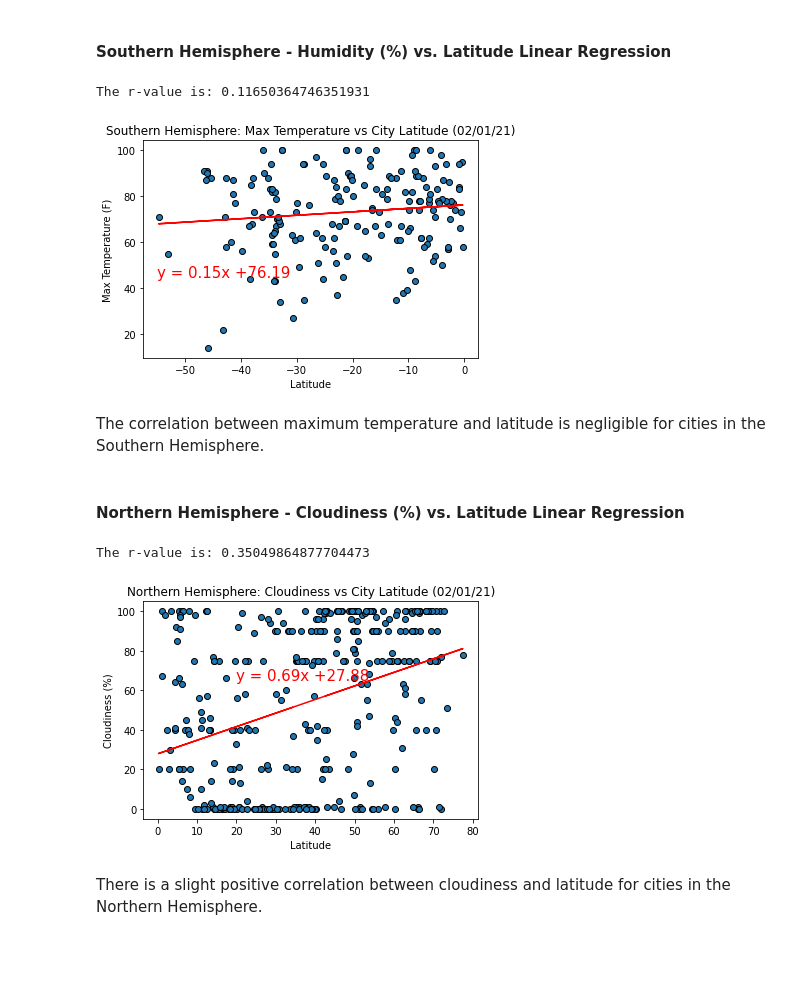
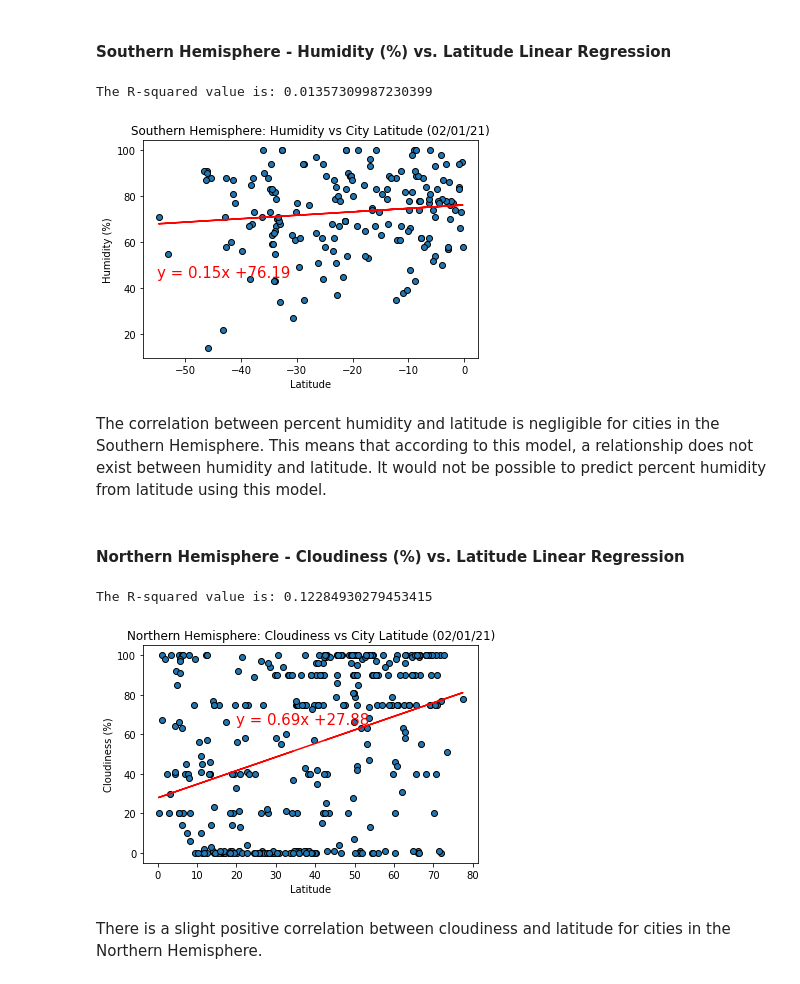
Before and after one commit to cayelsie/API-weather-analysis-and-vacation-planning, a Jupyter notebook: WeatherPy/WeatherPy_main.ipynb, the cells around one changed output. Saved outputs shown, nothing was run; the diff lists cells and outputs as text; code cells hidden in the pictures; blank space fills up the shorter version.

Commit message:
Everything complete, just clean up on the last 4

```diff
--- a/WeatherPy/WeatherPy_main.ipynb
+++ b/WeatherPy/WeatherPy_main.ipynb
@@ -419,48 +432,45 @@ There is a slight positive correlation between humidity and latitude for cities
 # %% [markdown]
 ####  Southern Hemisphere - Humidity (%) vs. Latitude Linear Regression
 # %%
-#Perform linear regression on temp vs latitude
+#Perform linear regression on humidity vs latitude
 (slope, intercept, rvalue, pvalue, stderr) = stats.linregress(southern_lat_df["Latitude"], southern_lat_df["Humidity"])
 
 # Get regression values
 regress_values_4 = southern_lat_df["Latitude"] * slope + intercept
 
 # Create line equation string
 line_eq_4 = "y = " + str(round(slope,2)) + "x +" + str(round(intercept,2))
 
 
-#Convert the date
+#Convert the date pulled from the API into a readable format
 date_time = time.gmtime(southern_lat_df['Date'][1])
 date_convert = time.strftime("%x", date_time)
 
-# Build a scatter plot for each data type
+# Build a scatter plot for temp vs latitude and set marker & color, also plot the linear regression
 plt.scatter(southern_lat_df["Latitude"], southern_lat_df["Humidity"], marker="o", edgecolor = "black")
 plt.plot(southern_lat_df["Latitude"],regress_values_4,"r-")
 
-# Incorporate the other graph properties
-plt.title(f'Southern Hemisphere: Max Temperature vs City Latitude ({date_convert})')
-plt.ylabel("Max Temperature (F)")
+# Add a title with the proper date, x and y axis titles
+plt.title(f'Southern Hemisphere: Humidity vs City Latitude ({date_convert})')
+plt.ylabel("Humidity (%)")
 plt.xlabel("Latitude")
-
-
 
 #Annotate the line equation
 plt.annotate(line_eq_4,(-55, 45),fontsize=15,color="red")
 
-# Print r value - should this be r2 or just r???
-# print(f"The r-value is: {rvalue**2}")
-print(f"The r-value is: {rvalue}")
+#Display the R-squared
+print(f"The R-squared value is: {rvalue**2}")
 
-# Save the figure
+# Save the figure and export
 plt.savefig("output_files/fig8.png")
 
 # Show plot
 plt.show()
 # %% [output]
-The r-value is: 0.11650364746351931
+The R-squared value is: 0.01357309987230399
-[figure, old version]
+[figure, new version]
-# %% [markdown]
-The correlation between maximum temperature and latitude is negligible for cities in the Southern Hemisphere.
+# %% [markdown]
+The correlation between percent humidity and latitude is negligible for cities in the Southern Hemisphere. This means that according to this model, a relationship does not exist between humidity and latitude. It would not be possible to predict percent humidity from latitude using this model.
 # %% [markdown]
 ####  Northern Hemisphere - Cloudiness (%) vs. Latitude Linear Regression
 # %%
@@ -473,8 +483,7 @@ regress_values_5 = northern_lat_df["Latitude"] * slope + intercept
 # Create line equation string
 line_eq_5 = "y = " + str(round(slope,2)) + "x +" + str(round(intercept,2))
 
-
-#Convert the date
+#Convert the date pulled from the API into a readable format
 date_time = time.gmtime(northern_lat_df['Date'][0])
 date_convert = time.strftime("%x", date_time)
 
@@ -493,7 +502,7 @@ plt.annotate(line_eq_5,(20,65),fontsize=15,color="red")
 
 # Print r value - should this be r2 or just r???
 # print(f"The r-value is: {rvalue**2}")
-print(f"The r-value is: {rvalue}")
+print(f"The R-squared value is: {rvalue**2}")
 
 # Save the figure
 plt.savefig("output_files/fig9.png")
@@ -501,7 +510,7 @@ plt.savefig("output_files/fig9.png")
 # Show plot
 plt.show()
 # %% [output]
-The r-value is: 0.35049864877704473
+The R-squared value is: 0.12284930279453415
 [figure]
 # %% [markdown]
 There is a slight positive correlation between cloudiness and latitude for cities in the Northern Hemisphere.
```
Also changed, not shown: parts of 27 cells of this notebook, 2 other files.
